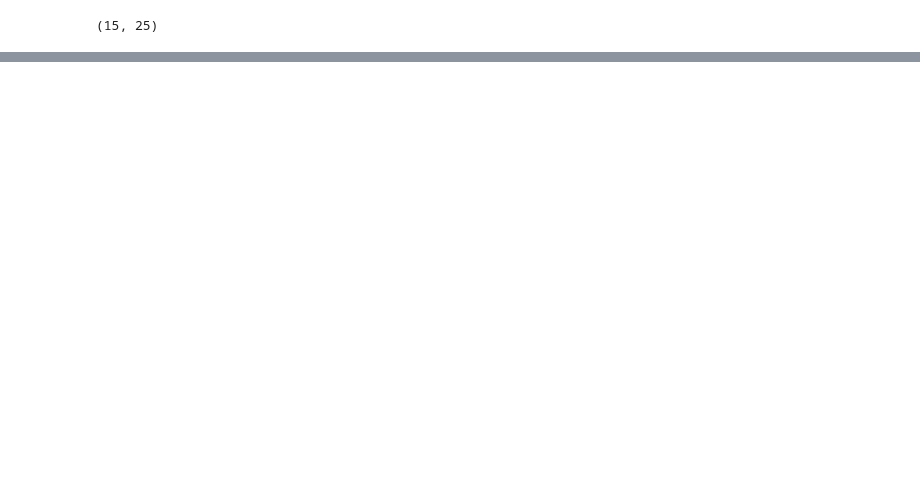
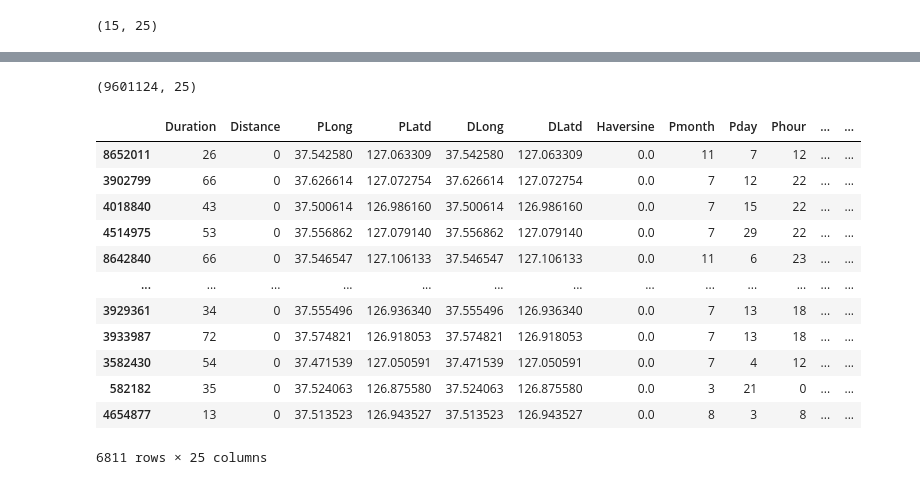
Before and after one commit to Kiran0R0Patil/seoul-bike-insights-and-predictions, a Jupyter notebook: seoul-bike-insights-and-predictions.ipynb, the cells around one changed output, grey strips where cells are left out. Saved outputs shown, nothing was run; the diff lists cells and outputs as text; code cells hidden in the pictures; blank space fills up the shorter version.

```diff
--- a/seoul-bike-insights-and-predictions.ipynb
+++ b/seoul-bike-insights-and-predictions.ipynb
@@ -224,0 +233,23 @@ filtered_df.shape
+# %%
+df.shape
+# %% [output]
+(9601124, 25)
+# %%
+filtered_df1 = df.loc[(df['Distance'] == 0) &
+                      (df['Haversine'] == 0)]
+# %%
+filtered_df1
+# %% [output]
+|  | Duration | Distance | PLong | PLatd | DLong | DLatd | Haversine | Pmonth | Pday | Phour | ... | ... |
+| 8652011 | 26 | 0 | 37.542580 | 127.063309 | 37.542580 | 127.063309 | 0.0 | 11 | 7 | 12 | ... | ... |
+| 3902799 | 66 | 0 | 37.626614 | 127.072754 | 37.626614 | 127.072754 | 0.0 | 7 | 12 | 22 | ... | ... |
+| 4018840 | 43 | 0 | 37.500614 | 126.986160 | 37.500614 | 126.986160 | 0.0 | 7 | 15 | 22 | ... | ... |
+| 4514975 | 53 | 0 | 37.556862 | 127.079140 | 37.556862 | 127.079140 | 0.0 | 7 | 29 | 22 | ... | ... |
+| 8642840 | 66 | 0 | 37.546547 | 127.106133 | 37.546547 | 127.106133 | 0.0 | 11 | 6 | 23 | ... | ... |
+| ... | ... | ... | ... | ... | ... | ... | ... | ... | ... | ... | ... | ... |
+| 3929361 | 34 | 0 | 37.555496 | 126.936340 | 37.555496 | 126.936340 | 0.0 | 7 | 13 | 18 | ... | ... |
+| 3933987 | 72 | 0 | 37.574821 | 126.918053 | 37.574821 | 126.918053 | 0.0 | 7 | 13 | 18 | ... | ... |
+| 3582430 | 54 | 0 | 37.471539 | 127.050591 | 37.471539 | 127.050591 | 0.0 | 7 | 4 | 12 | ... | ... |
+| 582182 | 35 | 0 | 37.524063 | 126.875580 | 37.524063 | 126.875580 | 0.0 | 3 | 21 | 0 | ... | ... |
+| 4654877 | 13 | 0 | 37.513523 | 126.943527 | 37.513523 | 126.943527 | 0.0 | 8 | 3 | 8 | ... | ... |
+6811 rows × 25 columns
```
Also changed, not shown: parts of 14 cells of this notebook.
